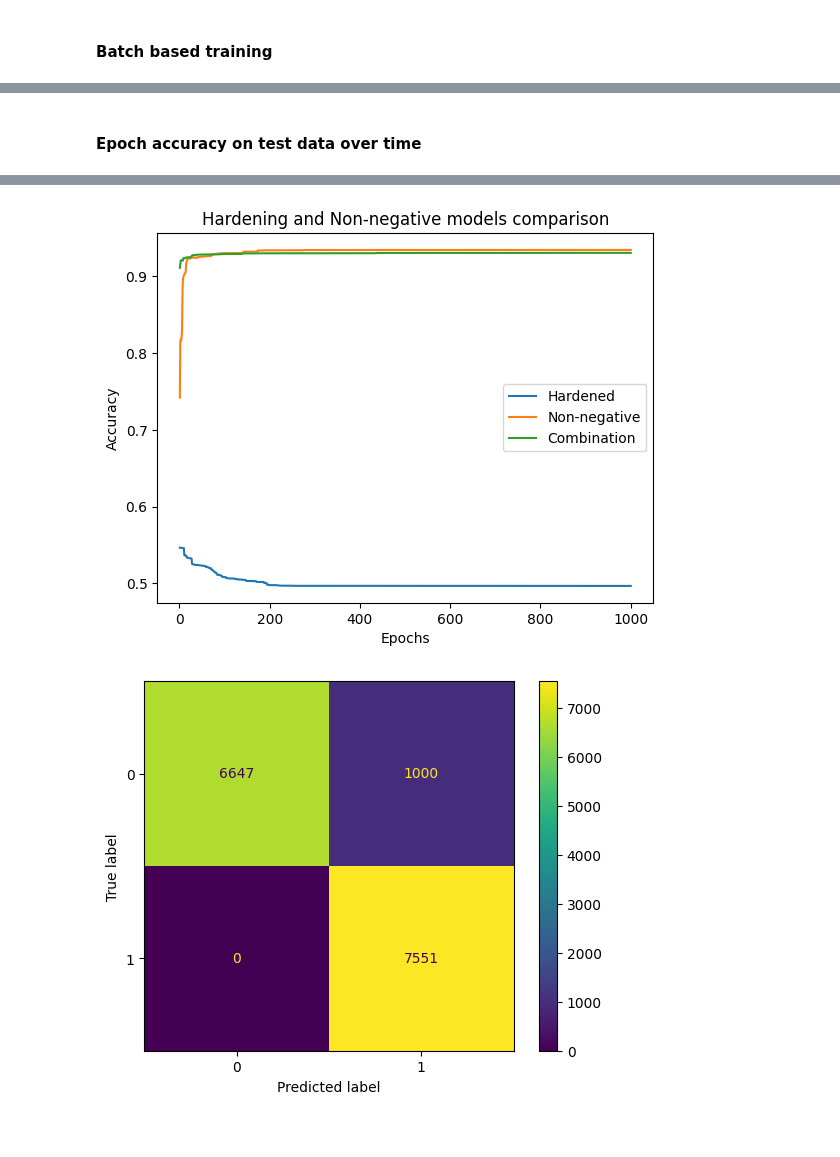
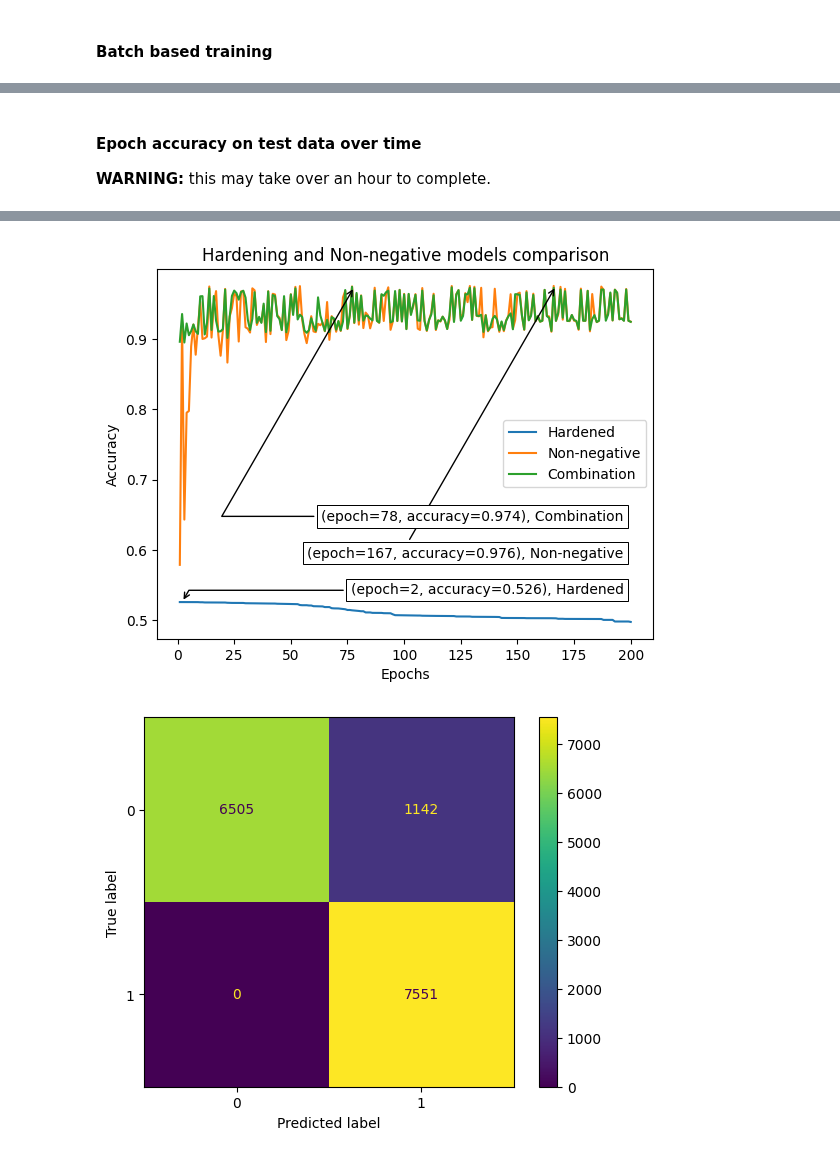
Before and after one commit to kbaran1998/CS4035-cyber-data, a Jupyter notebook: lab4/Lab4.ipynb, the cells around one changed output, grey strips where cells are left out. Drawn from its saved outputs; the diff is of its cells as text; code cells hidden in the pictures.

Commit message:
Fix descriptions and lessen the number of epochs

```diff
--- a/lab4/Lab4.ipynb
+++ b/lab4/Lab4.ipynb
@@ -489,17 +510,20 @@ console.print(table)
 └────────────────┴────────────┴──────────┴───────────┴────────┴───────┴──────┴──────┴──────┴──────┘
 # %% [markdown]
 #### Epoch accuracy on test data over time
+
+**WARNING:** this may take over an hour to complete.
 # %%
 # Hardening accuracy collection
-epochs_count = 1000
-batch_size = 32
+epochs_count = 200
+batch_size = 16
 accuracies_harden = []
 
 sgd_clf = SGDClassifier(loss="log_loss", random_state=0, n_jobs=-1)
 sgd_clf.fit(X_train, y_train)
 for epoch in track(range(epochs_count)):
+    X_train_shuffled, y_train_shuffled = shuffle(X_train_harden, y_train_harden, random_state=epoch)
     for j in range(0, len(X_train_harden), batch_size):
-        sgd_clf.partial_fit(X_train_harden[j:j+batch_size], y_train_harden[j:j+batch_size], classes=[0, 1])
+        sgd_clf.partial_fit(X_train_shuffled[j:j+batch_size], y_train_shuffled[j:j+batch_size], classes=[0, 1])
     y_pred = sgd_clf.predict(X_test_evaded)
     acc = accuracy_score(y_test, y_pred)
     accuracies_harden.append(acc)
@@ -510,12 +534,13 @@ for epoch in track(range(epochs_count)):
 # %%
 # Non-negative model accuracy collection
 accuracies_nonnegative = []
-batch_size = 32
+batch_size = 16
 
 clf = SGDClassifier(loss="log_loss", random_state=0, n_jobs=-1, verbose=0)
 for i in track(range(epochs_count)):
+    X_train_shuffled, y_train_shuffled = shuffle(X_train, y_train, random_state=i)
     for j in range(0, len(X_train), batch_size):
-        clf.partial_fit(X_train[j:j+batch_size], y_train[j:j+batch_size], classes=[0, 1])
+        clf.partial_fit(X_train_shuffled[j:j+batch_size], y_train_shuffled[j:j+batch_size], classes=[0, 1])
         clf.coef_[0] = weight_clip(clf.coef_[0])
     y_pred = clf.predict(X_test_evaded)
     acc = accuracy_score(y_test, y_pred)
@@ -527,15 +552,18 @@ for i in track(range(epochs_count)):
 # %%
 # Comibation of hardening and Non-negative model accuracy collection
 accuracies_combi = []
-batch_size = 32
+batch_size = 16
 
 clf_combi = SGDClassifier(loss="log_loss", random_state=0, n_jobs=-1, verbose=0)
 clf_combi.fit(X_train, y_train)
 for i in track(range(epochs_count)):
+    X_train_shuffled, y_train_shuffled = shuffle(X_train_harden, y_train_harden, random_state=i)
     for j in range(0, len(X_train_harden), batch_size):
-        clf_combi.partial_fit(X_train_harden[j:j+batch_size], y_train_harden[j:j+batch_size], classes=[0, 1])
+        clf_combi.partial_fit(X_train_shuffled[j:j+batch_size], y_train_shuffled[j:j+batch_size], classes=[0, 1])
+
+    X_train_shuffled, y_train_shuffled = shuffle(X_train, y_train, random_state=i)
     for j in range(0, len(X_train), batch_size):
-        clf_combi.partial_fit(X_train[j:j+batch_size], y_train[j:j+batch_size], classes=[0, 1])
+        clf_combi.partial_fit(X_train_shuffled[j:j+batch_size], y_train_shuffled[j:j+batch_size], classes=[0, 1])
         clf_combi.coef_[0] = weight_clip(clf_combi.coef_[0])
     y_pred = clf_combi.predict(X_test_evaded)
     acc = accuracy_score(y_test, y_pred)
@@ -544,21 +572,38 @@ for i in track(range(epochs_count)):
 [interactive output not drawn]
 [interactive output not drawn]
 [interactive output not drawn]
+# %%
+def annot_max(x, y, xytext, text, ax=None):
+    x_val = np.array(x)
+    y_val = np.array(y)
+    xmax = x_val[np.argmax(y_val)] + 1
+    ymax = y_val.max()
+    text = f"(epoch={xmax}, accuracy={ymax:.3f}), {text}"
+    if not ax:
+        ax=plt.gca()
+    bbox_props = dict(boxstyle="square,pad=0.3", fc="w", ec="k", lw=0.72)
+    arrowprops=dict(arrowstyle="->",connectionstyle="angle,angleA=0,angleB=60")
+    kw = dict(xycoords='data',textcoords="axes fraction",
+              arrowprops=arrowprops, bbox=bbox_props, ha="right", va="top")
+    ax.annotate(text, xy=(xmax, ymax), xytext=xytext, **kw)
 # %%
 epochs_list = [i+1 for i in range(epochs_count)]
 plt.plot(epochs_list, accuracies_harden, label='Hardened')
+annot_max(epochs_list, accuracies_harden, (0.94, 0.15), 'Hardened')
 plt.plot(epochs_list, accuracies_nonnegative, label='Non-negative')
+annot_max(epochs_list, accuracies_nonnegative, (0.94, 0.25), 'Non-negative')
 plt.plot(epochs_list, accuracies_combi, label='Combination')
+annot_max(epochs_list, accuracies_combi, (0.94, 0.35), 'Combination')
 
 plt.xlabel('Epochs')
 plt.ylabel('Accuracy')
 plt.title('Hardening and Non-negative models comparison')
 
 plt.legend()
 
 plt.show()
 # %% [output]
-[figure, old version]
+[figure, new version]
 # %%
 y_pred_non_neg = clf.predict(X_test_evaded)
 ConfusionMatrixDisplay.from_predictions(y_test, y_pred_non_neg)
```
Also changed, not shown: parts of 17 cells of this notebook.
